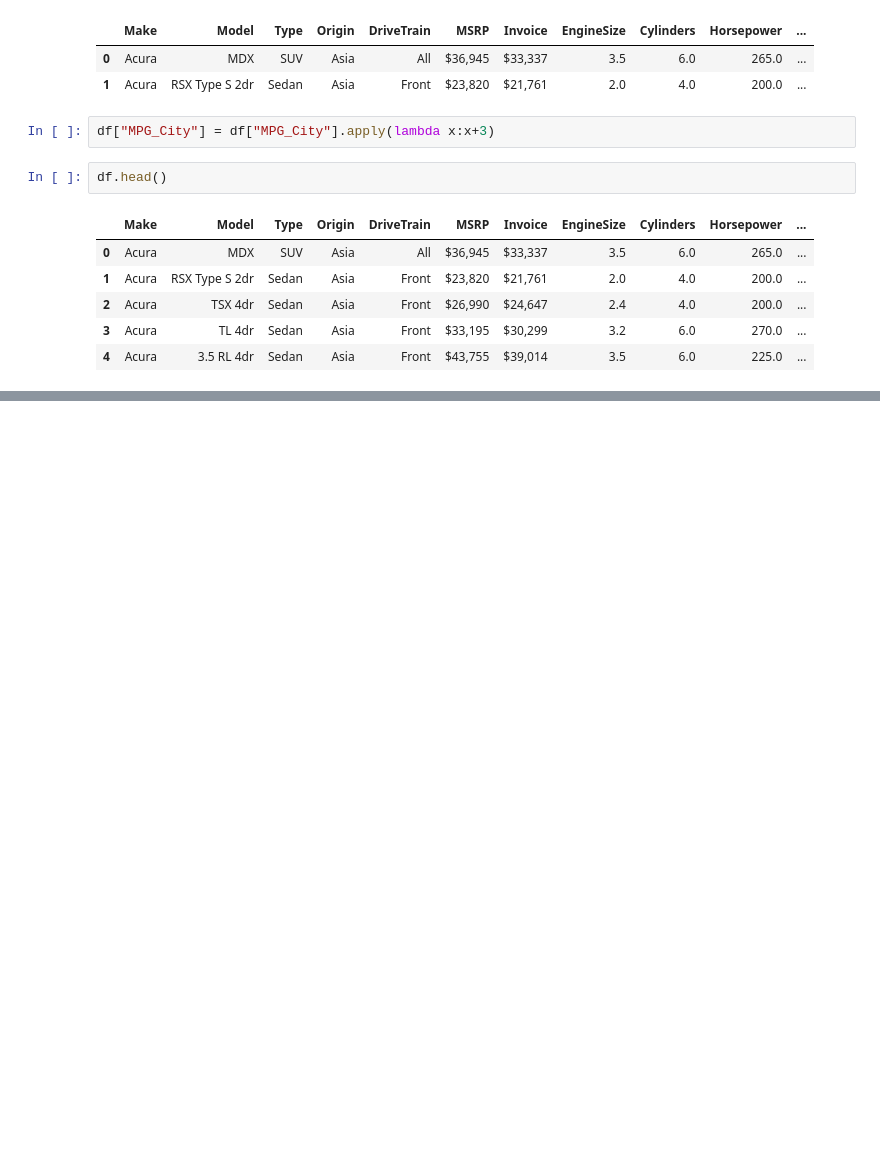
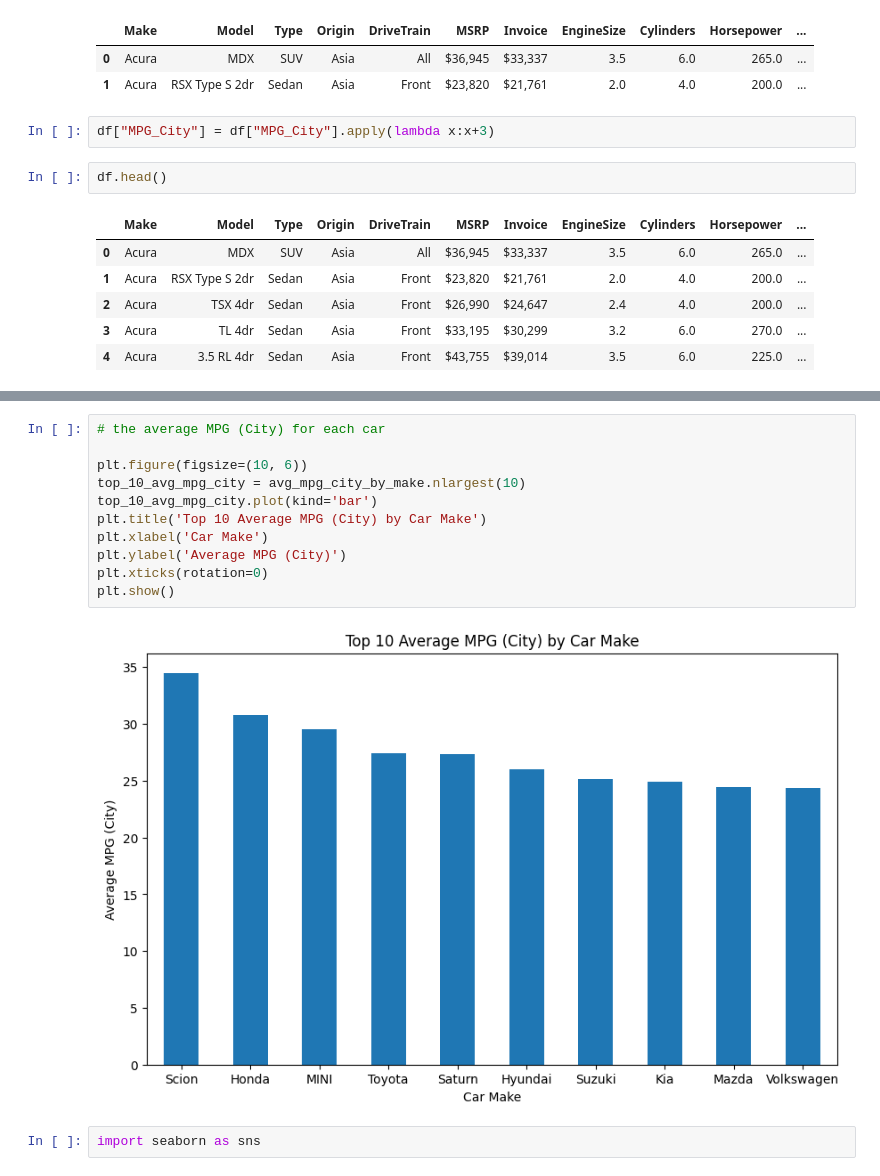
Before and after one commit to Tanay-Dwivedi/Cars-Dataset-Data-Analysis, a Jupyter notebook: cars_dataset_data_analysis.ipynb, the cells around one changed output, grey strips where cells are left out. Saved outputs shown, nothing was run; the diff lists cells and outputs as text; blank space fills up the shorter version.

```diff
--- a/cars_dataset_data_analysis.ipynb
+++ b/cars_dataset_data_analysis.ipynb
@@ -229,0 +243,15 @@ df.head()
+# %%
+# the average MPG (City) for each car
+
+plt.figure(figsize=(10, 6))
+top_10_avg_mpg_city = avg_mpg_city_by_make.nlargest(10)
+top_10_avg_mpg_city.plot(kind='bar')
+plt.title('Top 10 Average MPG (City) by Car Make')
+plt.xlabel('Car Make')
+plt.ylabel('Average MPG (City)')
+plt.xticks(rotation=0)
+plt.show()
+# %% [output]
+[figure, added]
+# %%
+import seaborn as sns
```
Also changed, not shown: parts of 5 cells of this notebook.
